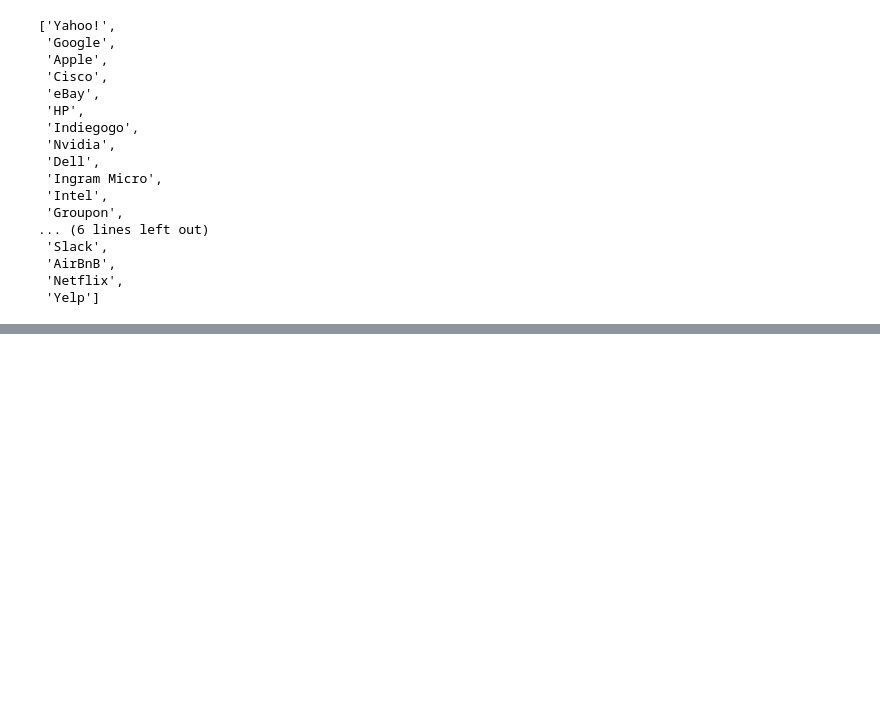
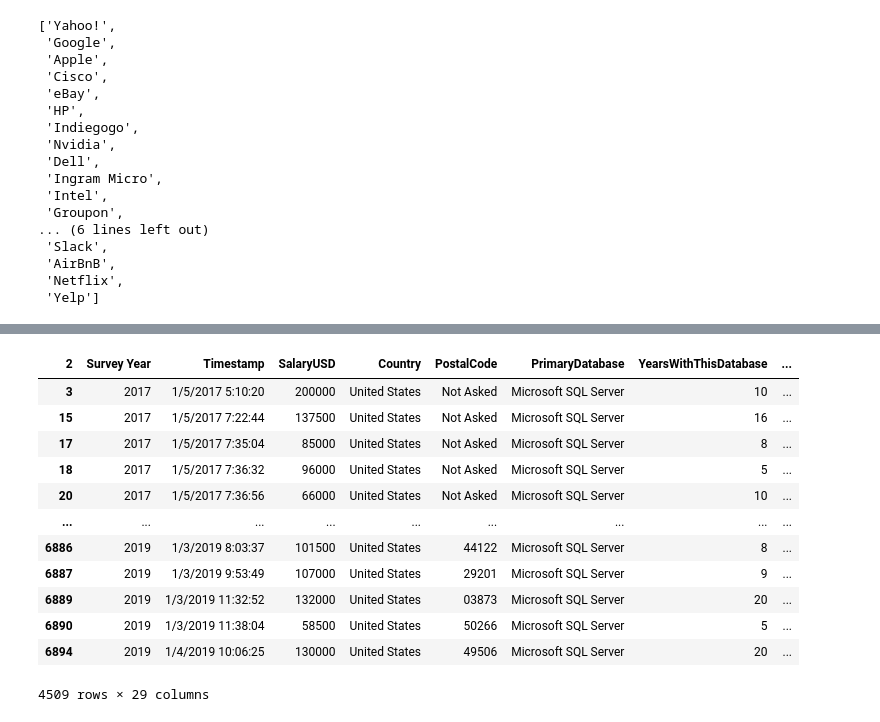
Before and after one commit to tritchlin/group-project1, a Jupyter notebook: Wages.ipynb, the cells around one changed output, grey strips where cells are left out. Drawn from its saved outputs; the diff is of its cells as text; code cells hidden in the pictures; blank space fills up the shorter version.

```diff
--- a/Wages.ipynb
+++ b/Wages.ipynb
@@ -89,0 +112,17 @@
+# %%
+us_salary = salary_survey_cleaned[salary_survey_cleaned["Country"]=="United States"]
+us_salary
+# %% [output]
+| 2 | Survey Year | Timestamp | SalaryUSD | Country | PostalCode | PrimaryDatabase | YearsWithThisDatabase | ... |
+| 3 | 2017 | 1/5/2017 5:10:20 | 200000 | United States | Not Asked | Microsoft SQL Server | 10 | ... |
+| 15 | 2017 | 1/5/2017 7:22:44 | 137500 | United States | Not Asked | Microsoft SQL Server | 16 | ... |
+| 17 | 2017 | 1/5/2017 7:35:04 | 85000 | United States | Not Asked | Microsoft SQL Server | 8 | ... |
+| 18 | 2017 | 1/5/2017 7:36:32 | 96000 | United States | Not Asked | Microsoft SQL Server | 5 | ... |
+| 20 | 2017 | 1/5/2017 7:36:56 | 66000 | United States | Not Asked | Microsoft SQL Server | 10 | ... |
+| ... | ... | ... | ... | ... | ... | ... | ... | ... |
+| 6886 | 2019 | 1/3/2019 8:03:37 | 101500 | United States | 44122 | Microsoft SQL Server | 8 | ... |
+| 6887 | 2019 | 1/3/2019 9:53:49 | 107000 | United States | 29201 | Microsoft SQL Server | 9 | ... |
+| 6889 | 2019 | 1/3/2019 11:32:52 | 132000 | United States | 03873 | Microsoft SQL Server | 20 | ... |
+| 6890 | 2019 | 1/3/2019 11:38:04 | 58500 | United States | 50266 | Microsoft SQL Server | 5 | ... |
+| 6894 | 2019 | 1/4/2019 10:06:25 | 130000 | United States | 49506 | Microsoft SQL Server | 20 | ... |
+4509 rows × 29 columns
```
Also changed, not shown: parts of 14 cells of this notebook, 4 other files.
